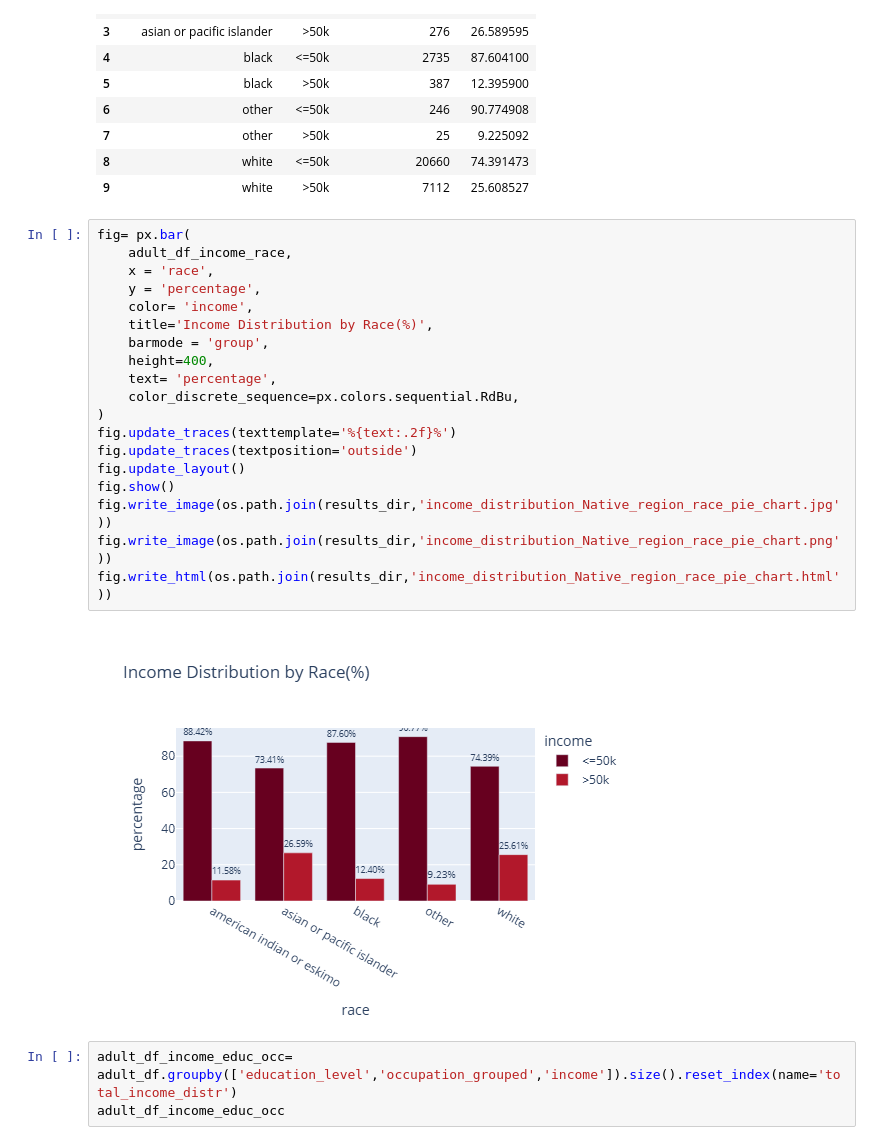
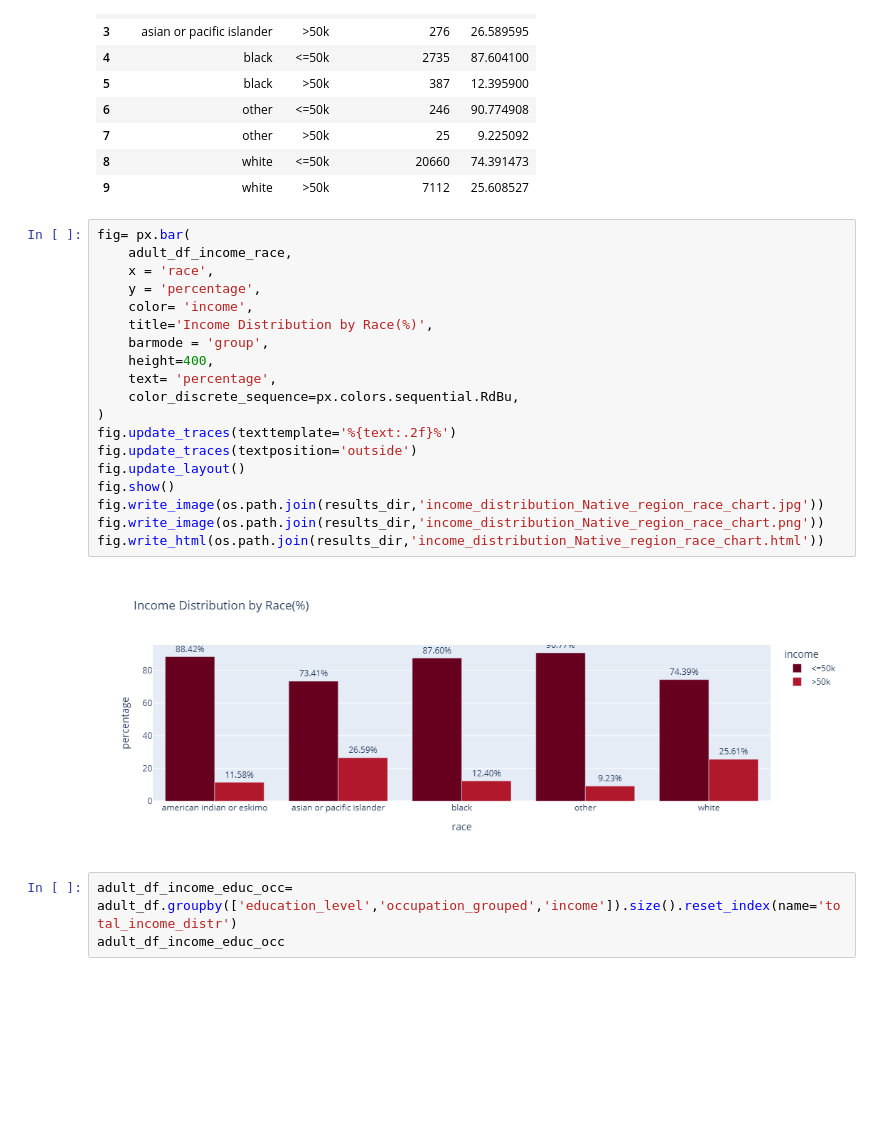
Before and after one commit to ashulahishimwe/Adult-project, a Jupyter notebook: notebooks/data_analysis.ipynb, the cells around one changed output. Drawn from its saved outputs; the diff is of its cells as text; blank space fills up the shorter version.

Commit message:
saving visual in result folder

```diff
--- a/notebooks/data_analysis.ipynb
+++ b/notebooks/data_analysis.ipynb
@@ -309,24 +309,24 @@ adult_df_income_race
 # %%
 fig= px.bar(
     adult_df_income_race,
     x = 'race',
     y = 'percentage',
     color= 'income',
     title='Income Distribution by Race(%)',
     barmode = 'group',
     height=400,
     text= 'percentage',
     color_discrete_sequence=px.colors.sequential.RdBu,
 )
 fig.update_traces(texttemplate='%{text:.2f}%')
 fig.update_traces(textposition='outside')
 fig.update_layout()
 fig.show()
-fig.write_image(os.path.join(results_dir,'income_distribution_Native_region_race_pie_chart.jpg'))
-fig.write_image(os.path.join(results_dir,'income_distribution_Native_region_race_pie_chart.png'))
-fig.write_html(os.path.join(results_dir,'income_distribution_Native_region_race_pie_chart.html'))
+fig.write_image(os.path.join(results_dir,'income_distribution_Native_region_race_chart.jpg'))
+fig.write_image(os.path.join(results_dir,'income_distribution_Native_region_race_chart.png'))
+fig.write_html(os.path.join(results_dir,'income_distribution_Native_region_race_chart.html'))
 # %% [output]
-[figure, old version]
+[figure, new version]
 # %%
 adult_df_income_educ_occ= adult_df.groupby(['education_level','occupation_grouped','income']).size().reset_index(name='total_income_distr')
 adult_df_income_educ_occ
```
Also changed, not shown: parts of 1 cell of this notebook, 14 other files.
